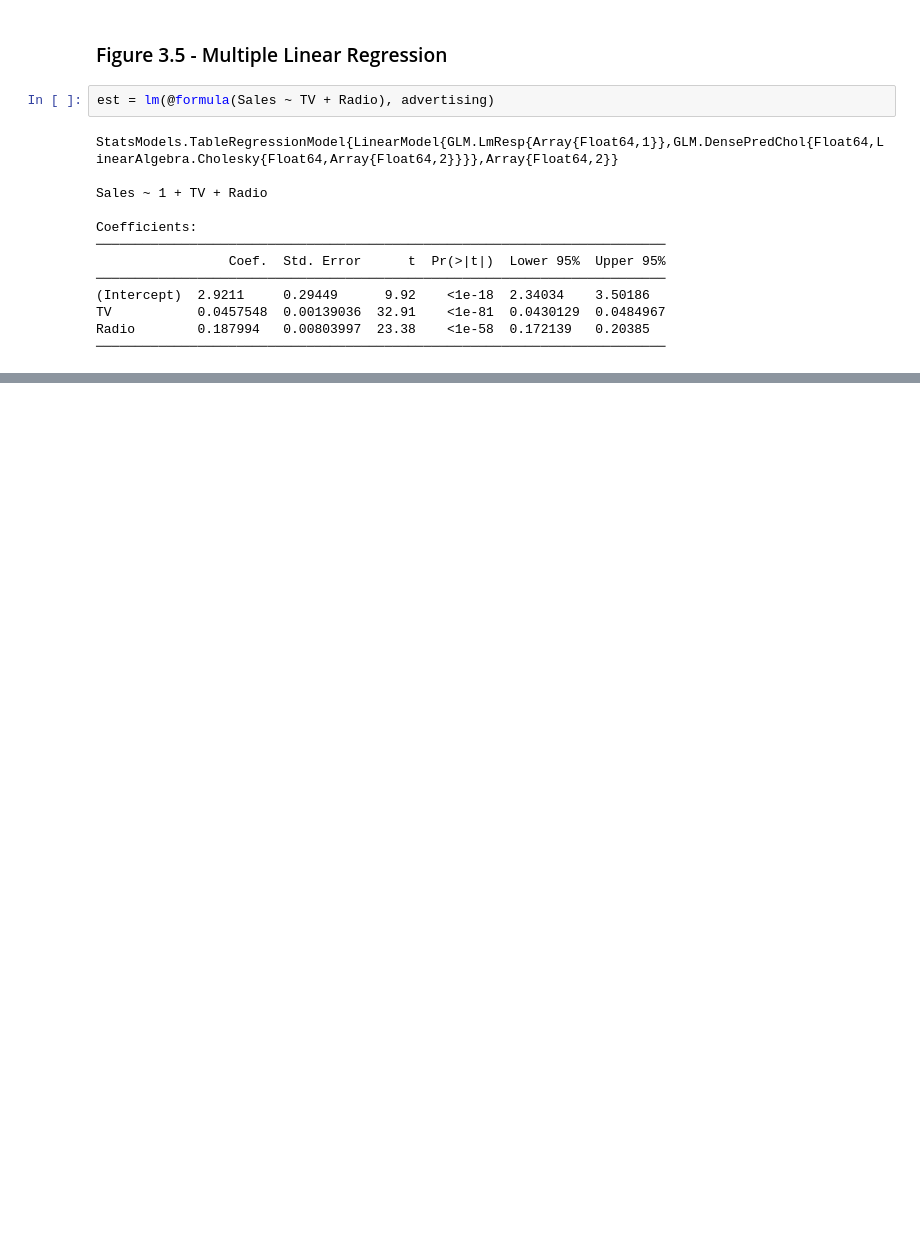
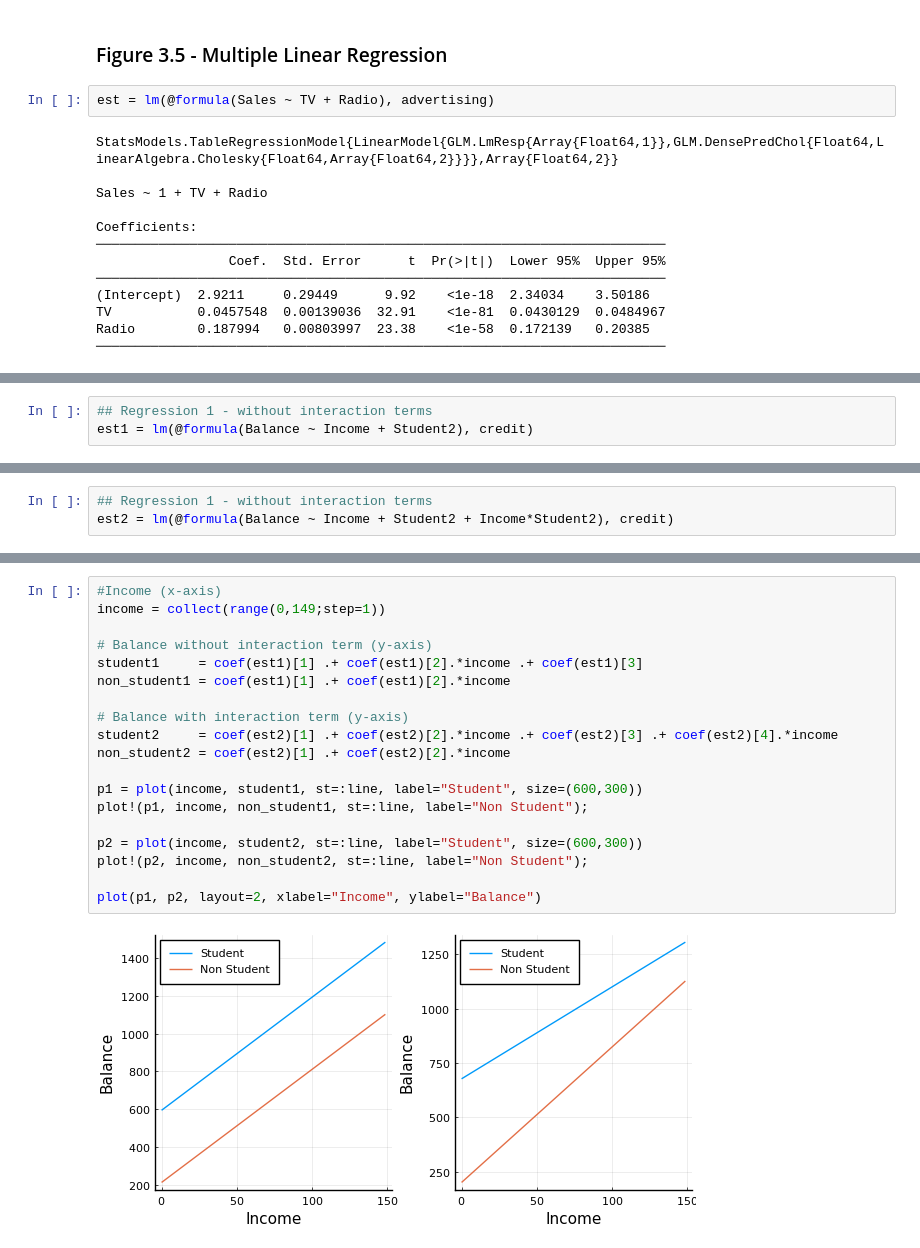
Before and after one commit to kanishka-006/ISLR-Julia, a Jupyter notebook: Notebooks/Chapter 3.ipynb, the cells around one changed output, grey strips where cells are left out. Cells and saved outputs as stored; diff of their text form; blank space fills up the shorter version.

```diff
--- a/Notebooks/Chapter 3.ipynb
+++ b/Notebooks/Chapter 3.ipynb
@@ -327,0 +323,3 @@ df = advertising
+# %%
+## Regression 1 - without interaction terms
+est1 = lm(@formula(Balance ~ Income + Student2), credit)
@@ -327,0 +339,3 @@ df = advertising
+# %%
+## Regression 1 - without interaction terms
+est2 = lm(@formula(Balance ~ Income + Student2 + Income*Student2), credit)
@@ -327,0 +356,21 @@ df = advertising
+# %%
+#Income (x-axis)
+income = collect(range(0,149;step=1))
+
+# Balance without interaction term (y-axis)
+student1     = coef(est1)[1] .+ coef(est1)[2].*income .+ coef(est1)[3]
+non_student1 = coef(est1)[1] .+ coef(est1)[2].*income
+
+# Balance with interaction term (y-axis)
+student2     = coef(est2)[1] .+ coef(est2)[2].*income .+ coef(est2)[3] .+ coef(est2)[4].*income
+non_student2 = coef(est2)[1] .+ coef(est2)[2].*income
+
+p1 = plot(income, student1, st=:line, label="Student", size=(600,300))
+plot!(p1, income, non_student1, st=:line, label="Non Student");
+
+p2 = plot(income, student2, st=:line, label="Student", size=(600,300))
+plot!(p2, income, non_student2, st=:line, label="Non Student");
+
+plot(p1, p2, layout=2, xlabel="Income", ylabel="Balance")
+# %% [output]
+[figure, added]
```
Also changed, not shown: parts of 39 cells of this notebook.
